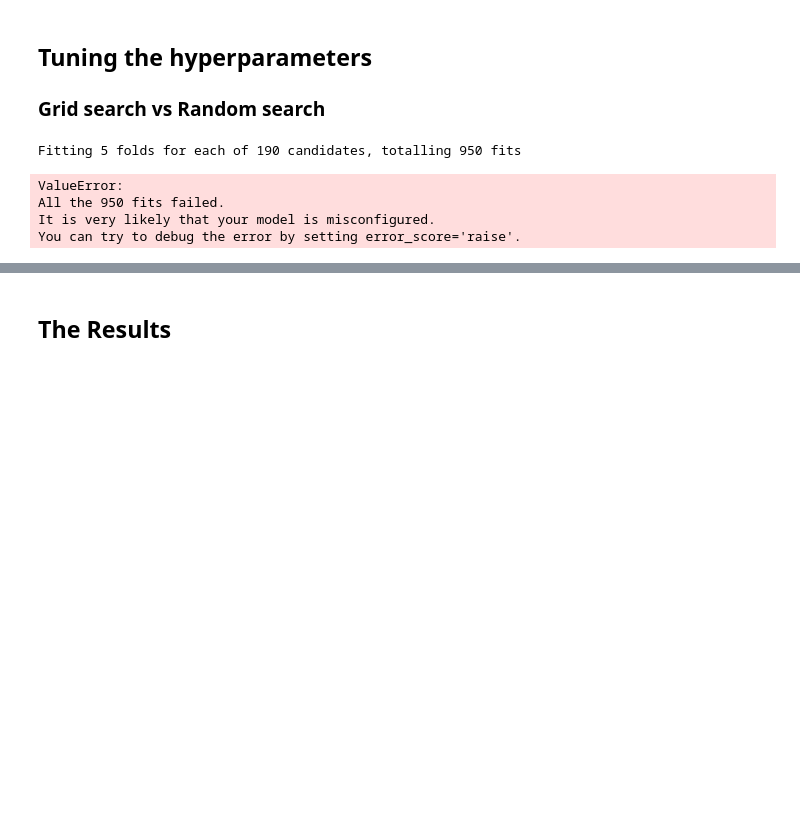
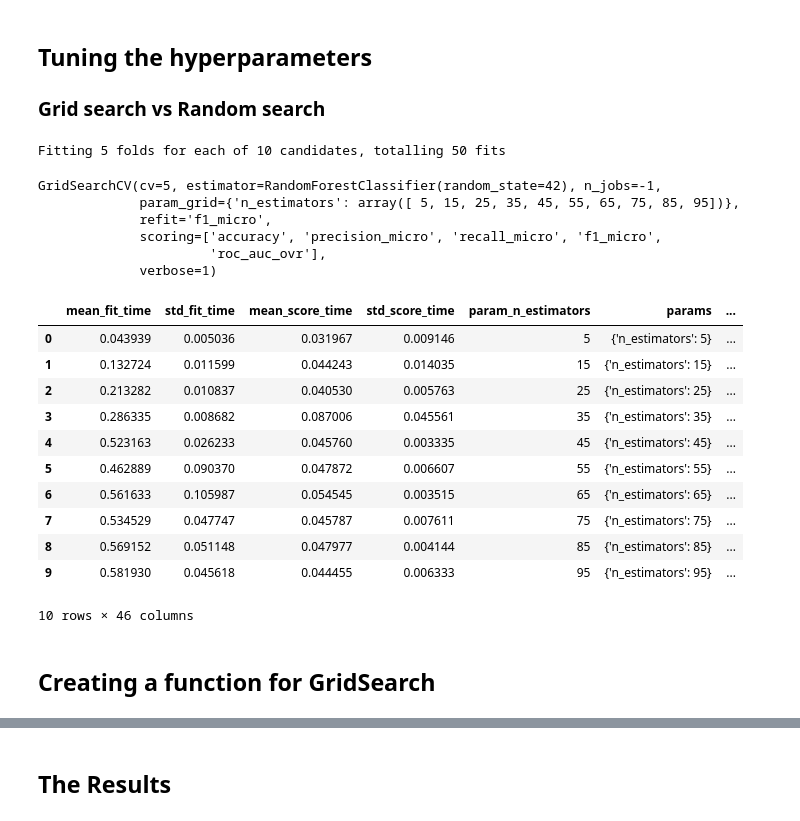
Before and after one commit to Wolff404/Supervised-learning-and-Neural-networks, a Jupyter notebook: Comparison_of_Student_performance_prediction.ipynb, the cells around one changed output, grey strips where cells are left out. Drawn from its saved outputs; the diff is of its cells as text; code cells hidden in the pictures; blank space fills up the shorter version.

Commit message:
good progress on making a gridsearch function for estimators

```diff
--- a/Comparison_of_Student_performance_prediction.ipynb
+++ b/Comparison_of_Student_performance_prediction.ipynb
@@ -328,29 +341,50 @@ Test ROC AUC: 0.8672161728107457
 
 ### Grid search vs Random search
 # %%
-from sklearn.ensemble import RandomForestRegressor
+from sklearn.ensemble import RandomForestClassifier
 from sklearn.preprocessing import LabelEncoder
 
-metrics = ['accuracy', 'precision', 'recall', 'f1', 'roc_auc']
-#encoder = LabelEncoder() ??
-#train_val_targets_encoded = encoder.fit_transform(train_val_targets) ??
+metrics = ['accuracy', 'precision_micro', 'recall_micro', 'f1_micro', 'roc_auc_ovr']
+#encoder = LabelEncoder()
+#train_val_targets_encoded = encoder.fit_transform(train_val_targets)
 
 grid_search = GridSearchCV(
-    RandomForestRegressor(random_state=42),
+    RandomForestClassifier(random_state=42),
     {
-        'max_depth': np.arange(1, 50, 5),
-        'n_estimators': np.arange(5, 100, 5),
+        #'max_depth': np.arange(1, 15, 5),
+        'n_estimators': np.arange(5, 100, 10),
         #'max_features': np.arange(0.1, 1.0, 0.05),
     },
     cv=5,
-    scoring="f1", #metrics?
+    scoring=metrics,
+    refit='f1_micro',#metrics?
     verbose=1,
     n_jobs=-1
 )
 grid_search.fit(train_val_features, train_val_targets)
 # %% [output]
-Fitting 5 folds for each of 190 candidates, totalling 950 fits
+Fitting 5 folds for each of 10 candidates, totalling 50 fits
-ValueError:
-All the 950 fits failed.
-It is very likely that your model is misconfigured.
-You can try to debug the error by setting error_score='raise'.
+GridSearchCV(cv=5, estimator=RandomForestClassifier(random_state=42), n_jobs=-1,
+             param_grid={'n_estimators': array([ 5, 15, 25, 35, 45, 55, 65, 75, 85, 95])},
+             refit='f1_micro',
+             scoring=['accuracy', 'precision_micro', 'recall_micro', 'f1_micro',
+                      'roc_auc_ovr'],
+             verbose=1)
+# %%
+cv_results = pd.DataFrame(grid_search.cv_results_)
+cv_results
+# %% [output]
+|  | mean_fit_time | std_fit_time | mean_score_time | std_score_time | param_n_estimators | params | ... |
+| 0 | 0.043939 | 0.005036 | 0.031967 | 0.009146 | 5 | {'n_estimators': 5} | ... |
+| 1 | 0.132724 | 0.011599 | 0.044243 | 0.014035 | 15 | {'n_estimators': 15} | ... |
+| 2 | 0.213282 | 0.010837 | 0.040530 | 0.005763 | 25 | {'n_estimators': 25} | ... |
+| 3 | 0.286335 | 0.008682 | 0.087006 | 0.045561 | 35 | {'n_estimators': 35} | ... |
+| 4 | 0.523163 | 0.026233 | 0.045760 | 0.003335 | 45 | {'n_estimators': 45} | ... |
+| 5 | 0.462889 | 0.090370 | 0.047872 | 0.006607 | 55 | {'n_estimators': 55} | ... |
+| 6 | 0.561633 | 0.105987 | 0.054545 | 0.003515 | 65 | {'n_estimators': 65} | ... |
+| 7 | 0.534529 | 0.047747 | 0.045787 | 0.007611 | 75 | {'n_estimators': 75} | ... |
+| 8 | 0.569152 | 0.051148 | 0.047977 | 0.004144 | 85 | {'n_estimators': 85} | ... |
+| 9 | 0.581930 | 0.045618 | 0.044455 | 0.006333 | 95 | {'n_estimators': 95} | ... |
+10 rows × 46 columns
+# %% [markdown]
+## Creating a function for GridSearch
```
Also changed, not shown: parts of 12 cells of this notebook.
